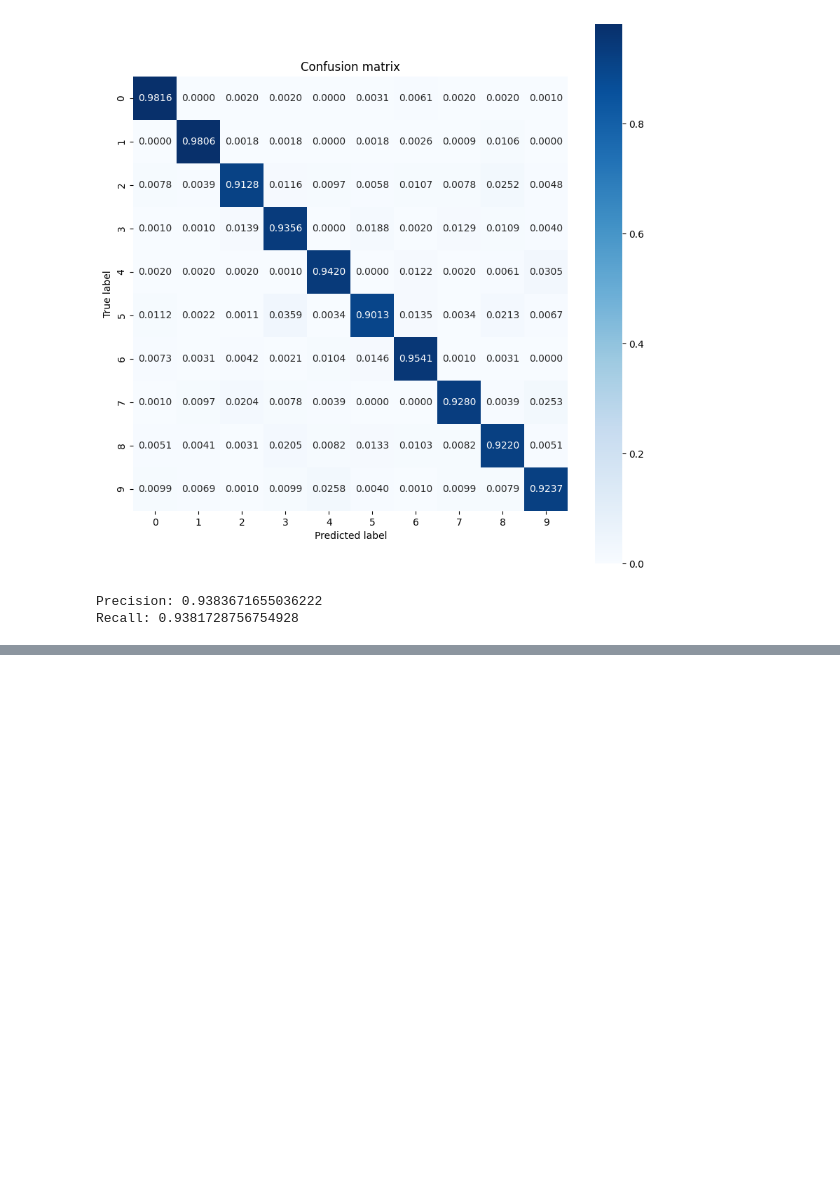
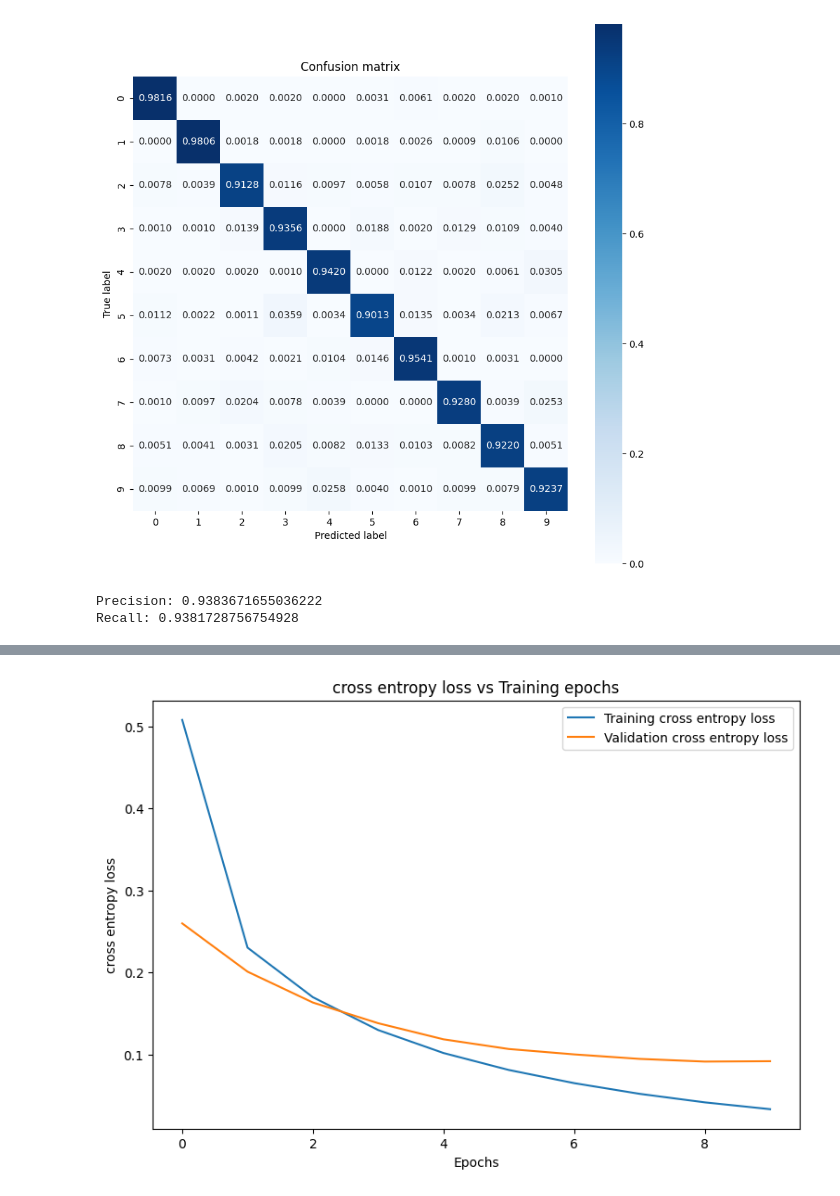
Before and after one commit to ianzin30/mnist-mlp, a Jupyter notebook: BBMP.ipynb, the cells around one changed output, grey strips where cells are left out. Drawn from its saved outputs; the diff is of its cells as text; code cells hidden in the pictures; blank space fills up the shorter version.

```diff
--- a/BBMP.ipynb
+++ b/BBMP.ipynb
@@ -575,0 +677,13 @@ Recall: 0.9729189033297491
+# %%
+hidden_layer_1_size = 700
+hidden_layer_2_size = 500
+output_size = 10
+
+mlp_model = MLP([
+    DenseLayer(out_dim=hidden_layer_1_size, activation=tf.nn.sigmoid),
+    DenseLayer(out_dim=hidden_layer_2_size, activation=tf.nn.sigmoid),
+    DenseLayer(out_dim=output_size)])
+# %%
+train_losses, train_accs, val_losses, val_accs = train_model(mlp_model, train_data, val_data,
+                                                             loss=cross_entropy_loss, acc=accuracy,
+                                                             optimizer=Adam(), epochs=10)
@@ -575,0 +708,4 @@ Recall: 0.9729189033297491
+# %%
+plot_metrics(train_losses, val_losses, "cross entropy loss")
+# %% [output]
+[figure, added]
```
Also changed, not shown: parts of 84 cells of this notebook.
